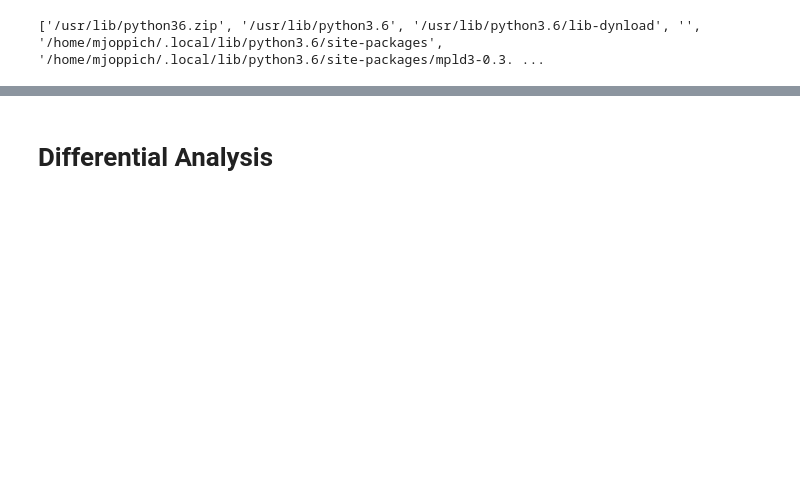
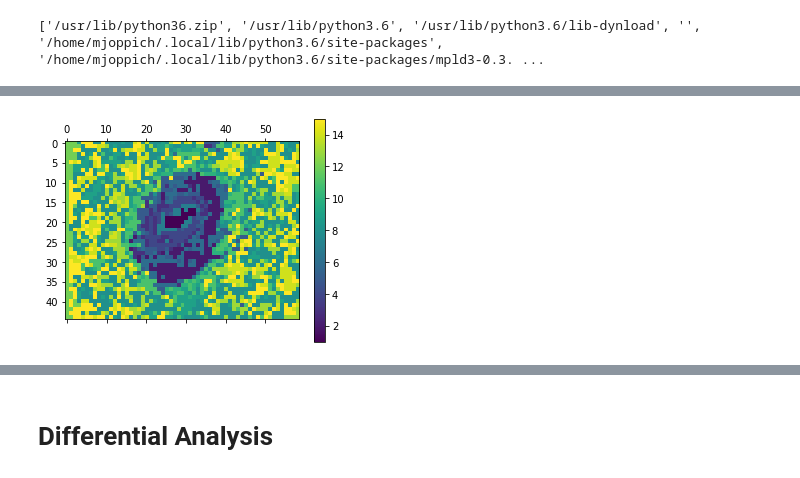
Before and after one commit to mjoppich/pIMZ, a Jupyter notebook: examples/IMZML_process.ipynb, the cells around one changed output, grey strips where cells are left out. Saved outputs shown, nothing was run; the diff lists cells and outputs as text; code cells hidden in the pictures; blank space fills up the shorter version.

```diff
--- a/examples/IMZML_process.ipynb
+++ b/examples/IMZML_process.ipynb
@@ -62,3 +67,7 @@ res.shape
+# %%
+spec.plot_segments()
+# %% [output]
+[figure, added]
 # %%
 spec.filter_clusters(method='remove_singleton')
 spec.filter_clusters(method='merge_background')
```
Also changed, not shown: parts of 25 cells of this notebook, 1 other file.
